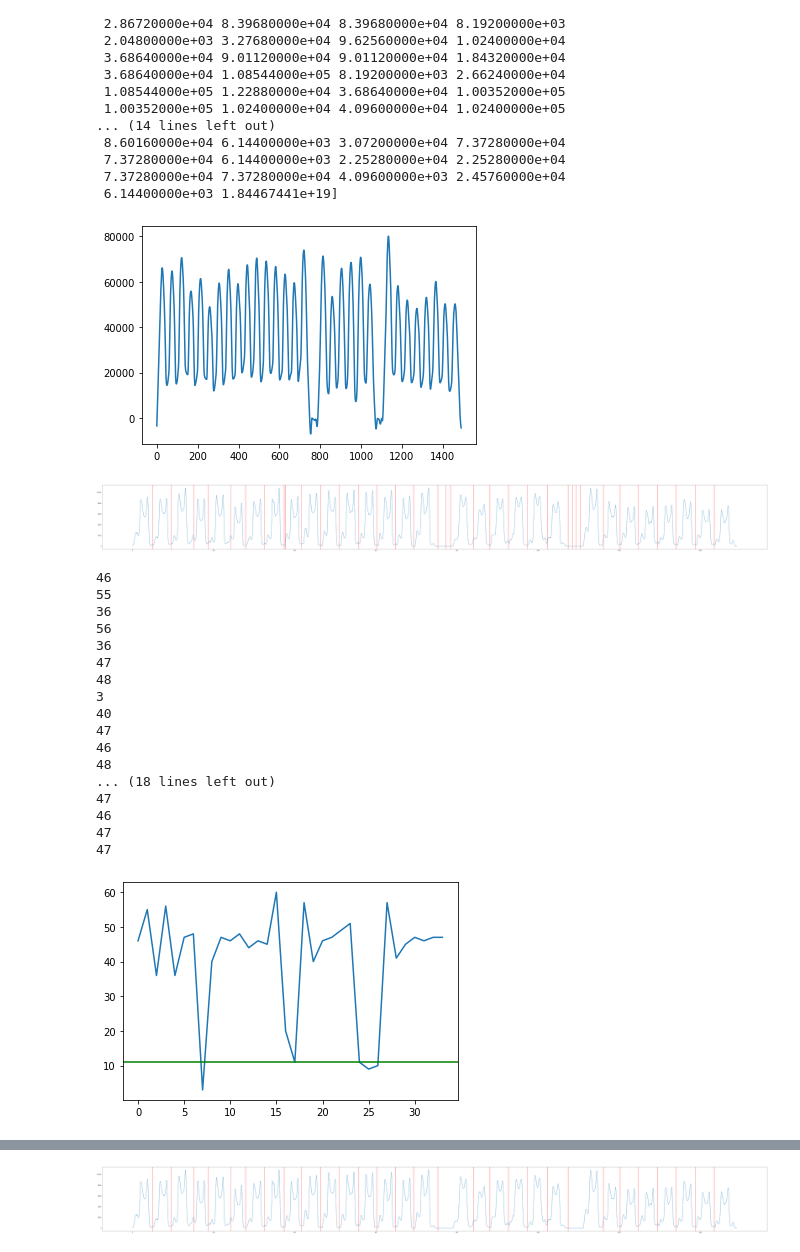
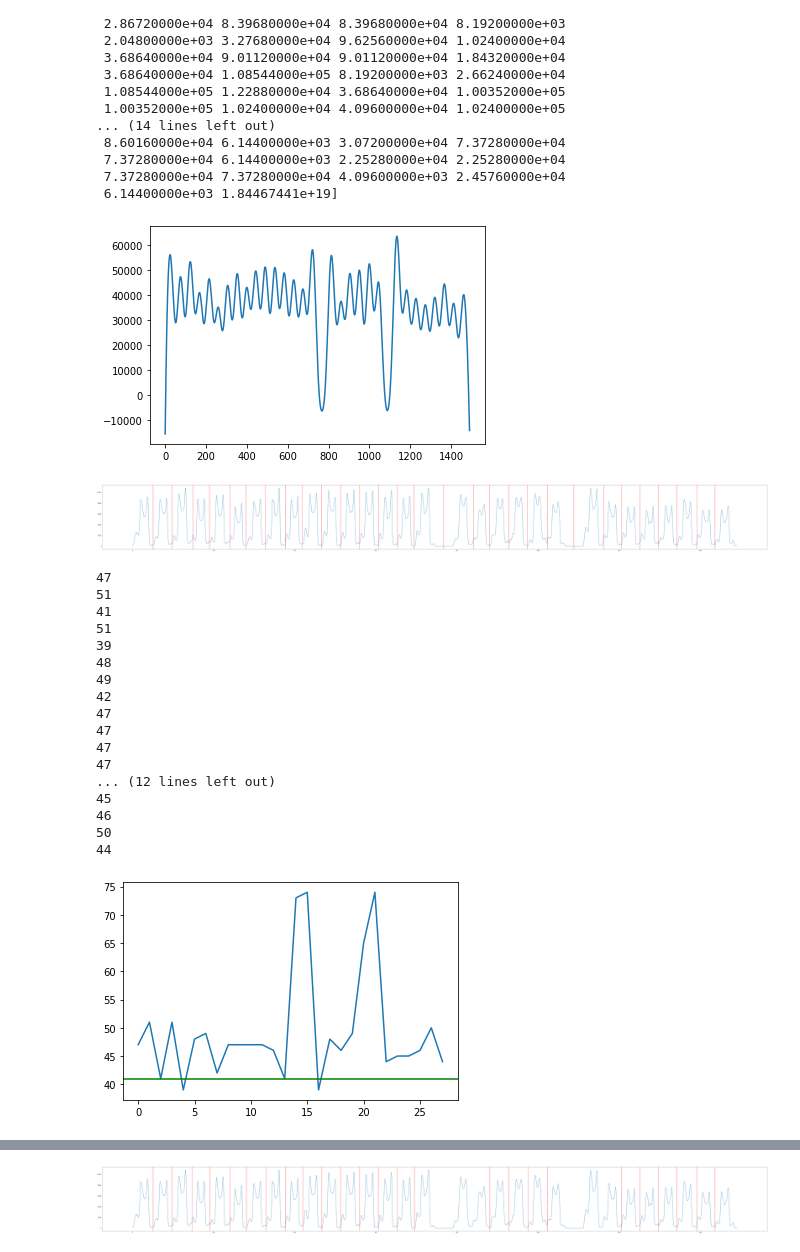
Before and after one commit to ericke8/PrintProbLinEx, a Jupyter notebook: TroughFinding.ipynb, the cells around one changed output, grey strips where cells are left out. Cells and saved outputs as stored; diff of their text form; code cells hidden in the pictures.

```diff
--- a/TroughFinding.ipynb
+++ b/TroughFinding.ipynb
@@ -74,10 +74,15 @@ print(proms)
  6.14400000e+03 1.84467441e+19]
 # %%
 smooth = sig.savgol_filter(sumMatrix, 51, 3)
+smooth = sig.savgol_filter(smooth, 51, 3)
+smooth = sig.savgol_filter(smooth, 51, 3)
+smooth = sig.savgol_filter(smooth, 51, 3)
+
+
 plt.plot(np.arange(0, smooth.shape[0]), smooth.transpose())
 plt.show()
 # %% [output]
-[figure, old version]
+[figure, new version]
 # %%
 troughs, _ = sig.find_peaks(-smooth)
 plt.figure(figsize=(100,10))
@@ -102,29 +107,29 @@ for i in np.arange(0,len(troughs) - 1 ):
     #axs[0].plot(np.arange(0, cutLine.shape[0]), np.sum(255 - cutLine, axis=1))
     #plt.show()
 # %% [output]
-46
-55
-36
-56
-36
 47
+51
+41
+51
+39
 48
-3
-40
-47
-46
-48
-... (18 lines left out)
-47
-46
+49
+42
 47
 47
+47
+47
+... (12 lines left out)
+45
+46
+50
+44
 # %%
 plt.plot(np.arange(0, heights.shape[0]), heights.transpose())
 plt.axhline(y=np.percentile(heights, 10), color="green")
 plt.show()
 # %% [output]
-[figure, old version]
+[figure, new version]
 # %%
 df = pd.DataFrame(heights)
 df.boxplot()
```
Also changed, not shown: parts of 3 cells of this notebook, 1 other file.
